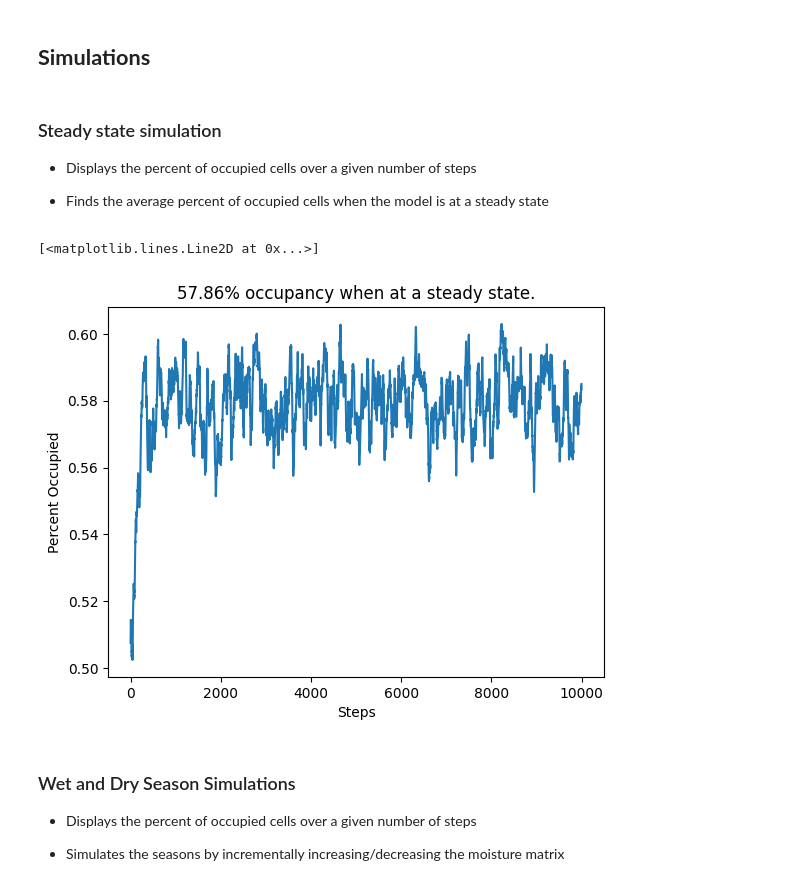
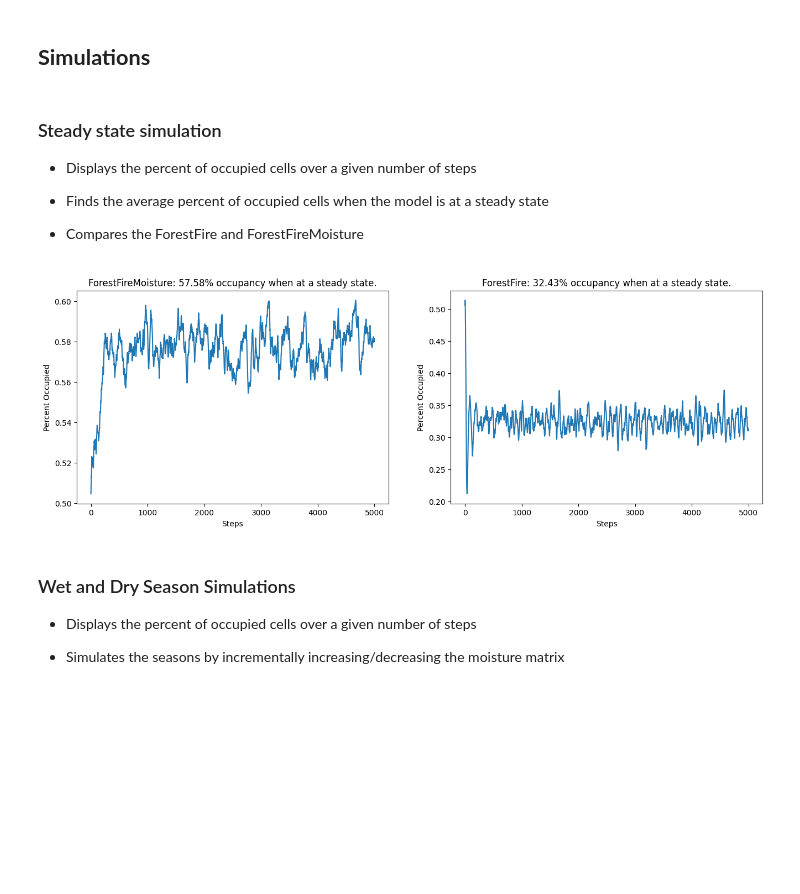
Before and after one commit to owengenge/cap-comp215, a Jupyter notebook: Project_2_Owen_Genge.ipynb, the cells around one changed output. Cells and saved outputs as stored; diff of their text form; code cells hidden in the pictures; blank space fills up the shorter version.

```diff
--- a/Project_2_Owen_Genge.ipynb
+++ b/Project_2_Owen_Genge.ipynb
@@ -304,24 +304,40 @@ a.show()
 - Displays the percent of occupied cells over a given number of steps
 
 - Finds the average percent of occupied cells when the model is at a steady state
+
+- Compares the ForestFire and ForestFireMoisture
 # %%
 def simulate(m, steps):
   """ finds the average percent of occupied cells when the model is at a steady state """
   per_occupied = [m.step().pct_occupied() for i in range(steps)]
   steps_list = [i for i in range(steps)]
   return [steps_list, per_occupied]
 
-m = ForestFireMoisture(100)
+m_moist = ForestFireMoisture(100)
+#m_moist.moisture = np.random.random(m_moist.array.shape) # random moisture matrix
+sim_data_moist = simulate(m=m_moist, steps=5000)
+
+m = ForestFire(100)
 #m.moisture = np.random.random(m.array.shape) # random moisture matrix
-sim_data = simulate(m=m, steps=10000)
+sim_data = simulate(m=m, steps=5000)
 
-plt.title(f'{round(np.average(sim_data[1])*100,2)}% occupancy when at a steady state.')
-plt.xlabel('Steps')
-plt.ylabel('Percent Occupied')
-plt.plot(sim_data[0], sim_data[1])
+fig, axs = plt.subplots(1, 2, figsize=(16, 5))
+
+# plot for sim_data_moist
+axs[0].plot(sim_data_moist[0], sim_data_moist[1])
+axs[0].set_title(f'ForestFireMoisture: {round(np.average(sim_data_moist[1])*100,2)}% occupancy when at a steady state.')
+axs[0].set_xlabel('Steps')
+axs[0].set_ylabel('Percent Occupied')
+
+# plot for sim_data
+axs[1].plot(sim_data[0], sim_data[1])
+axs[1].set_title(f'ForestFire: {round(np.average(sim_data[1])*100,2)}% occupancy when at a steady state.')
+axs[1].set_xlabel('Steps')
+axs[1].set_ylabel('Percent Occupied')
+
+plt.show()
 # %% [output]
-[<matplotlib.lines.Line2D at 0x...>]
-[figure, old version]
+[figure, new version]
 # %% [markdown]
 ### Wet and Dry Season Simulations
 
```
